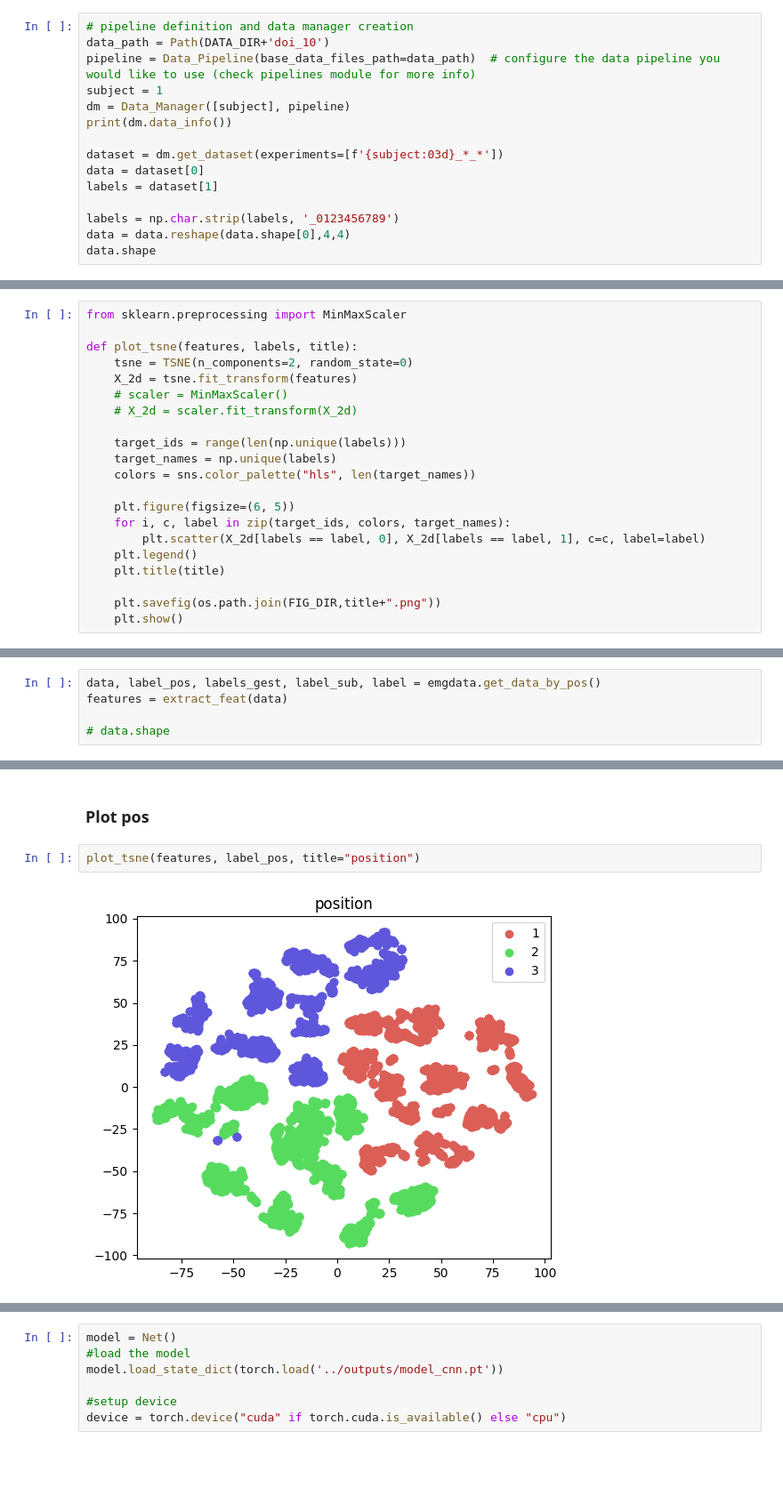
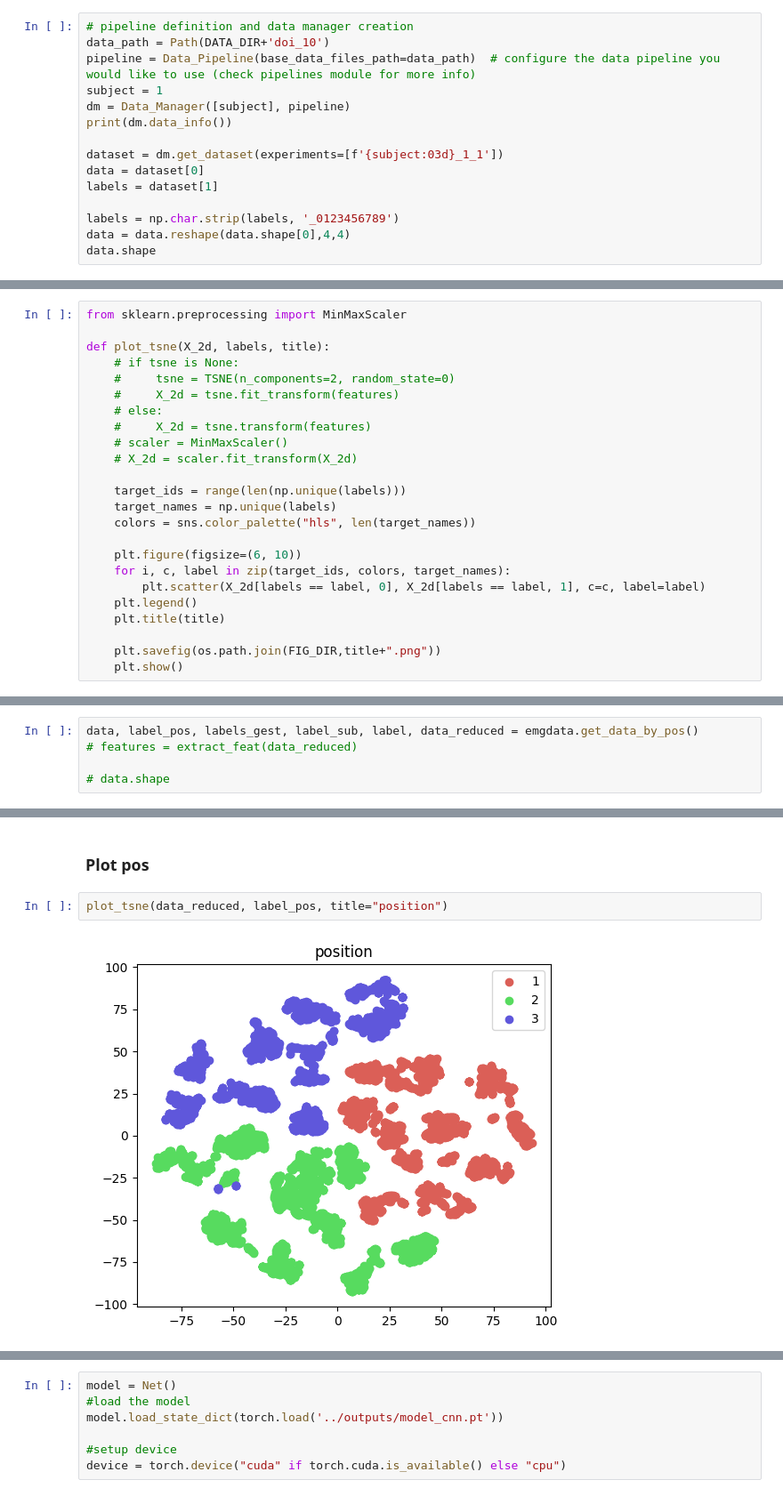
Before and after one commit to rufaelfekadu/Generalised_FGR_using_EMG, a Jupyter notebook: notebooks/data_vis.ipynb, the cells around one changed output, grey strips where cells are left out. Shown at 89% size. Drawn from its saved outputs; the diff is of its cells as text; blank space fills up the shorter version.

```diff
--- a/notebooks/data_vis.ipynb
+++ b/notebooks/data_vis.ipynb
@@ -35,7 +35,7 @@ subject = 1
 dm = Data_Manager([subject], pipeline)
 print(dm.data_info())
 
-dataset = dm.get_dataset(experiments=[f'{subject:03d}_*_*'])
+dataset = dm.get_dataset(experiments=[f'{subject:03d}_1_1'])
 data = dataset[0]
 labels = dataset[1]
 
@@ -158,9 +150,12 @@ def extract_feat(data, model=None, device=None):
 # %%
 from sklearn.preprocessing import MinMaxScaler
 
-def plot_tsne(features, labels, title):
-    tsne = TSNE(n_components=2, random_state=0)
-    X_2d = tsne.fit_transform(features)
+def plot_tsne(X_2d, labels, title):
+    # if tsne is None:
+    #     tsne = TSNE(n_components=2, random_state=0)
+    #     X_2d = tsne.fit_transform(features)
+    # else:
+    #     X_2d = tsne.transform(features)
     # scaler = MinMaxScaler()
     # X_2d = scaler.fit_transform(X_2d)
 
@@ -168,7 +163,7 @@ def plot_tsne(features, labels, title):
     target_names = np.unique(labels)
     colors = sns.color_palette("hls", len(target_names))
 
-    plt.figure(figsize=(6, 5))
+    plt.figure(figsize=(6, 10))
     for i, c, label in zip(target_ids, colors, target_names):
         plt.scatter(X_2d[labels == label, 0], X_2d[labels == label, 1], c=c, label=label)
     plt.legend()
@@ -228,8 +230,8 @@ plot_tsne(features, labels_gest, title='gesture')
 # %% [markdown]
 #### Plot by position
 # %%
-data, label_pos, labels_gest, label_sub, label = emgdata.get_data_by_pos()
-features = extract_feat(data)
+data, label_pos, labels_gest, label_sub, label, data_reduced = emgdata.get_data_by_pos()
+# features = extract_feat(data_reduced)
 
 # data.shape
 # %% [output]
@@ -247,7 +243,7 @@ finished extracting the dataset
 # %% [markdown]
 ### Plot pos
 # %%
-plot_tsne(features, label_pos, title="position")
+plot_tsne(data_reduced, label_pos, title="position")
 # %% [output]
-[figure, old version]
+[figure, new version]
 # %%
```
Also changed, not shown: parts of 13 cells of this notebook, 11 other files.
